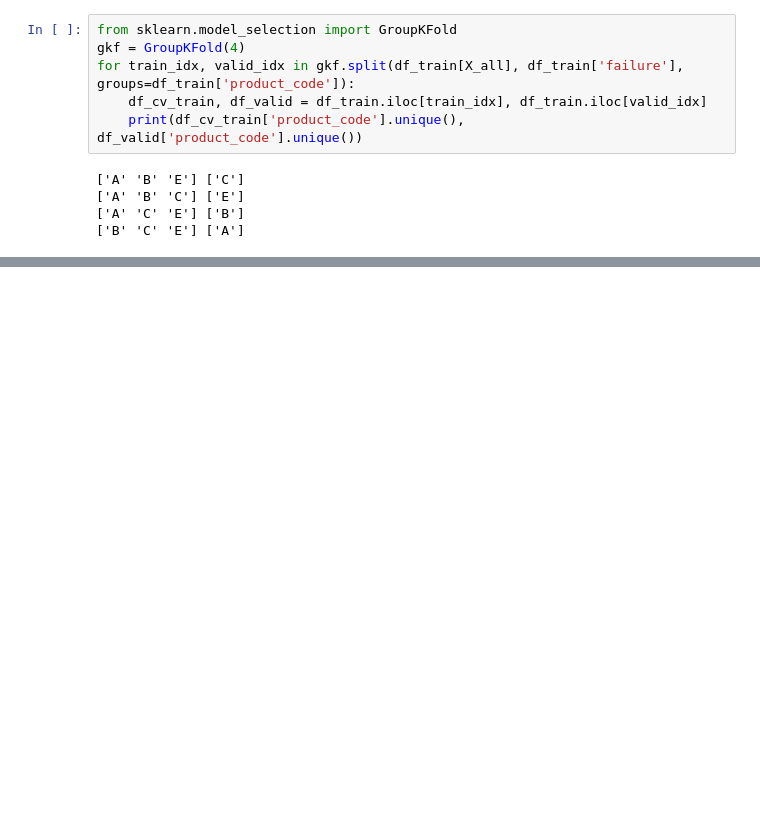
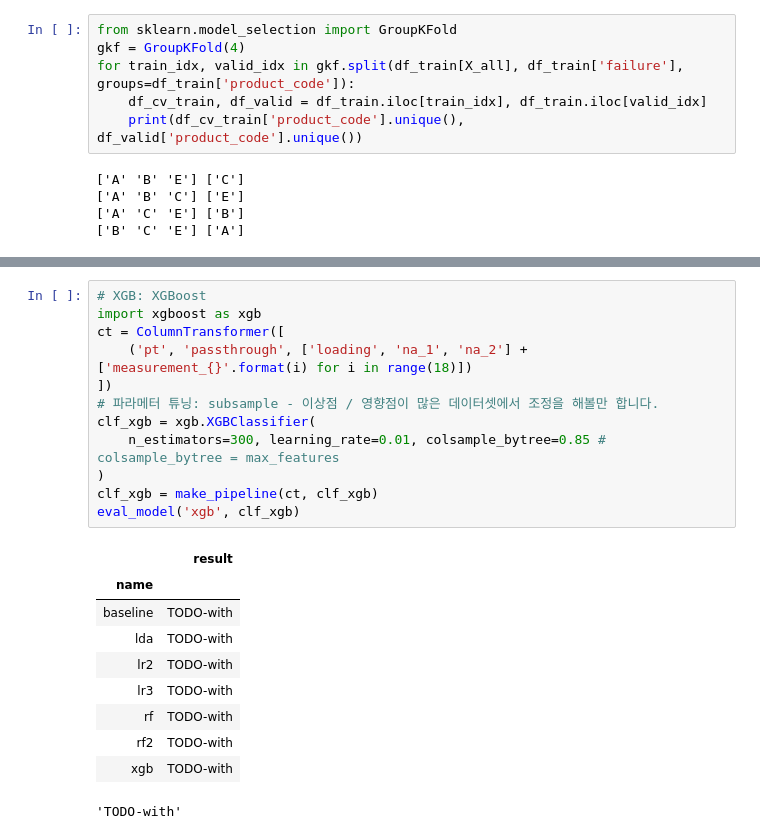
Before and after one commit to sunkusun9/DS_lv3_2502, a Jupyter notebook: sec_ds_lv3_prob1_kaggle.ipynb, the cells around one changed output, grey strips where cells are left out. Drawn from its saved outputs; the diff is of its cells as text; blank space fills up the shorter version.

```diff
--- a/sec_ds_lv3_prob1_kaggle.ipynb
+++ b/sec_ds_lv3_prob1_kaggle.ipynb
@@ -136,0 +443,23 @@ cv_scores
+# %%
+# XGB: XGBoost
+import xgboost as xgb
+ct = ColumnTransformer([
+    ('pt', 'passthrough', ['loading', 'na_1', 'na_2'] + ['measurement_{}'.format(i) for i in range(18)])
+])
+# 파라메터 튜닝: subsample - 이상점 / 영향점이 많은 데이터셋에서 조정을 해볼만 합니다.
+clf_xgb = xgb.XGBClassifier(
+    n_estimators=300, learning_rate=0.01, colsample_bytree=0.85 # colsample_bytree = max_features
+)
+clf_xgb = make_pipeline(ct, clf_xgb)
+eval_model('xgb', clf_xgb)
+# %% [output]
+|  | result |
+| name |  |
+| baseline | TODO-with |
+| lda | TODO-with |
+| lr2 | TODO-with |
+| lr3 | TODO-with |
+| rf | TODO-with |
+| rf2 | TODO-with |
+| xgb | TODO-with |
+'TODO-with'
```
Also changed, not shown: parts of 34 cells of this notebook.
